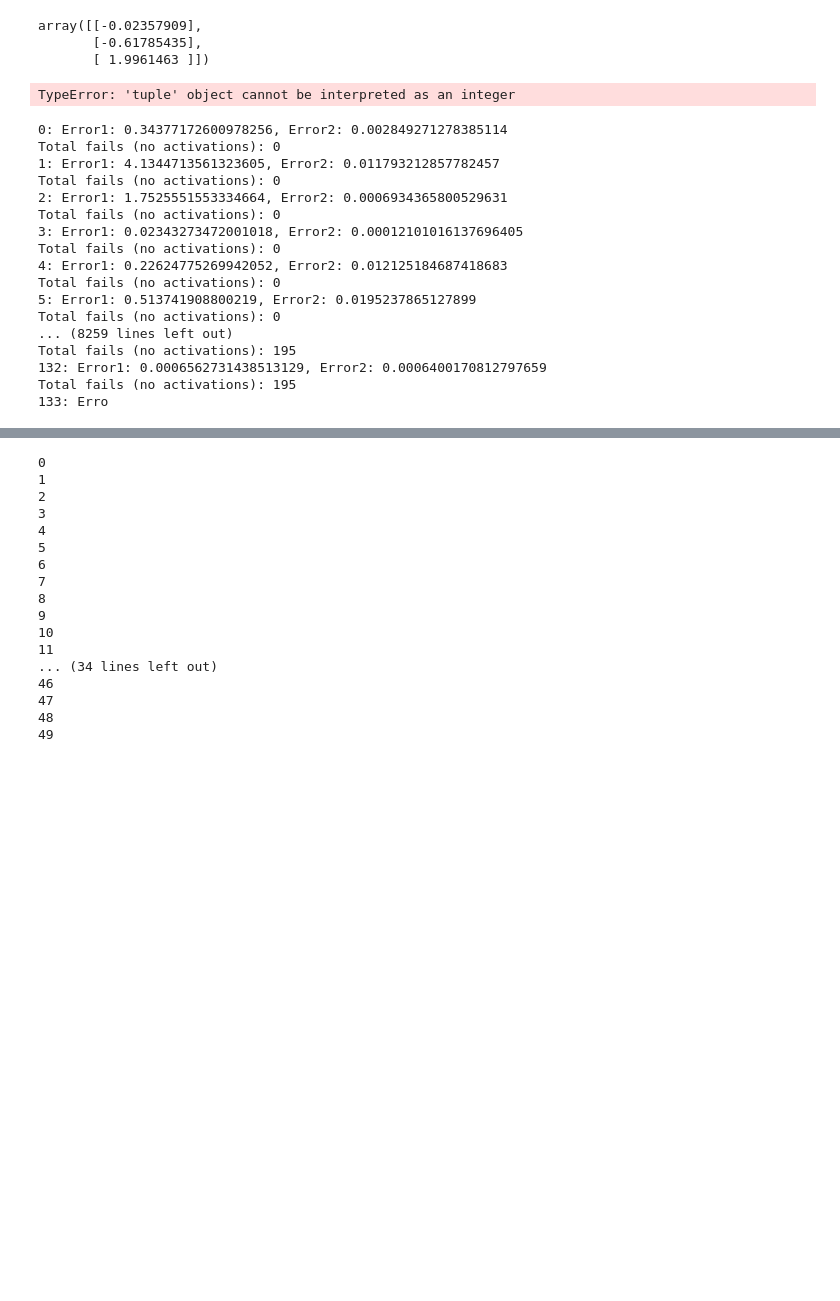
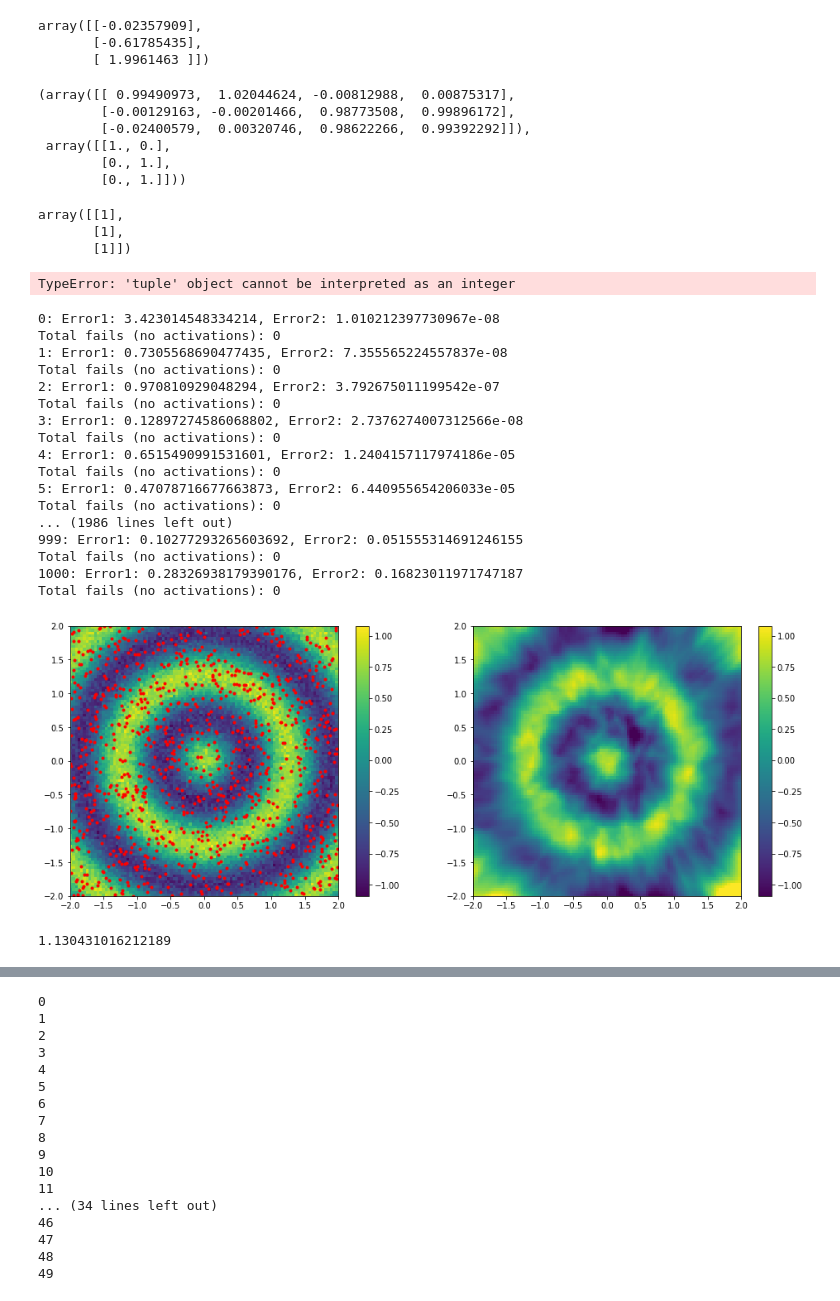
Before and after one commit to bready1/BNet, a Jupyter notebook: attempt3.ipynb, the cells around one changed output, grey strips where cells are left out. Saved outputs shown, nothing was run; the diff lists cells and outputs as text; code cells hidden in the pictures; blank space fills up the shorter version.

```diff
--- a/attempt3.ipynb
+++ b/attempt3.ipynb
@@ -677,3 +757,19 @@ def test_fun_2d(x):
+# %%
+xx,yy=test_fun_classification(3)
+xx,yy
+# %% [output]
+(array([[ 0.99490973,  1.02044624, -0.00812988,  0.00875317],
+        [-0.00129163, -0.00201466,  0.98773508,  0.99896172],
+        [-0.02400579,  0.00320746,  0.98622266,  0.99392292]]),
+ array([[1., 0.],
+        [0., 1.],
+        [0., 1.]]))
+# %%
+np.random.randint(2,size=(3,1))
+# %% [output]
+array([[1],
+       [1],
+       [1]])
 # %%
 aa=np.random.randn(3,4)
 np.eye(aa.shape)
@@ -686,11 +782,12 @@ n_data=1001
 hidden_layers=[16,16,16,16]
 hidden_layers=[128,128,128]
 hidden_layers=[32,256,256,32]
-hidden_layers=[32,128,128,32]
+hidden_layers=[128,256,256,128]
+
 
 n1=int(np.sqrt(n_data))
-# x1,x2=np.meshgrid(np.linspace(-2,2,n1),np.linspace(-2,2,n1))
-# x=np.hstack([x1.reshape((n1*n1,1)),x2.reshape(n1*n1,1)])
+x1,x2=np.meshgrid(np.linspace(-2,2,n1),np.linspace(-2,2,n1))
+x=np.hstack([x1.reshape((n1*n1,1)),x2.reshape(n1*n1,1)])
 x=np.random.rand(n_data,2)*4-2
 # y= 0.8*np.sin(x[:,0]*3.4)+0.8*np.sin(x[:,1]*3)#+np.random.randn(x.shape[0],1)*0.1
 # y=y.reshape((y.shape[0],1))
@@ -699,26 +796,51 @@ x_test=np.linspace(-2,2,1000).reshape(1000,1)
 # plt.plot(x,y,'.')
 for ii in range(1):
     net=BNet7(hidden_layer_sizes=hidden_layers,input_dim=2,output_dim=1,lambda_initaliser=lambda_initaliser,initialiser_function=initialiser_function)
-    net.train(x,y,print_error=True,passes=5,total_info=1,failed_attempts=10)
+    net.train(x,y,print_error=True,passes=1,total_info=1,failed_attempts=10)
 #     plt.plot(x_test,net.forward(x_test)[0])
 # %% [output]
-0: Error1: 0.34377172600978256, Error2: 0.002849271278385114
+0: Error1: 3.423014548334214, Error2: 1.010212397730967e-08
 Total fails (no activations): 0
-1: Error1: 4.1344713561323605, Error2: 0.011793212857782457
+1: Error1: 0.7305568690477435, Error2: 7.355565224557837e-08
 Total fails (no activations): 0
-2: Error1: 1.7525551553334664, Error2: 0.0006934365800529631
+2: Error1: 0.970810929048294, Error2: 3.792675011199542e-07
 Total fails (no activations): 0
-3: Error1: 0.02343273472001018, Error2: 0.00012101016137696405
+3: Error1: 0.12897274586068802, Error2: 2.7376274007312566e-08
 Total fails (no activations): 0
-4: Error1: 0.22624775269942052, Error2: 0.012125184687418683
+4: Error1: 0.6515490991531601, Error2: 1.2404157117974186e-05
 Total fails (no activations): 0
-5: Error1: 0.513741908800219, Error2: 0.0195237865127899
+5: Error1: 0.47078716677663873, Error2: 6.440955654206033e-05
 Total fails (no activations): 0
-... (8259 lines left out)
-Total fails (no activations): 195
-132: Error1: 0.0006562731438513129, Error2: 0.0006400170812797659
-Total fails (no activations): 195
-133: Erro
+... (1986 lines left out)
+999: Error1: 0.10277293265603692, Error2: 0.051555314691246155
+Total fails (no activations): 0
+1000: Error1: 0.28326938179390176, Error2: 0.16823011971747187
+Total fails (no activations): 0
+# %%
+n1=100
+x_test1,x_test2=np.meshgrid(np.linspace(-2,2,n1),np.linspace(-2,2,n1))
+x_test_2d=np.hstack([x_test1.reshape((n1*n1,1)),x_test2.reshape(n1*n1,1)])
+y_test_net_2d=net.forward(x_test_2d)[0].reshape((n1,n1))
+# y_test_2d= 0.8*np.sin(x_test_2d[:,0]*3.4)+0.8*np.sin(x_test_2d[:,1]*3)#+np.random.randn(x.shape[0],1)*0.1
+y_test_2d=test_fun_2d(x_test_2d)
+y_test_2d=y_test_2d.reshape((n1,n1))
+plt.figure(figsize=(16,6))
+plt.subplot(1,2,1)
+plt.pcolor(x_test1,x_test2,y_test_2d);
+cb1=plt.colorbar()
+plt.plot(x[:,0],x[:,1],'r.')
+plt.subplot(1,2,2)
+plt.pcolor(x_test1,x_test2,y_test_net_2d);
+cb2=plt.colorbar()
+plt.clim((cb1.vmin,cb1.vmax))
+# cb2.set_clim((cb1.vmin,cb1.vmax))
+# plt.plot(x[:,0],x[:,1],'r.')
+# %% [output]
+[figure, added]
+# %%
+cb1.
+# %% [output]
+1.130431016212189
 # %%
 n1=100
 x_test1,x_test2=np.meshgrid(np.linspace(-2,2,n1),np.linspace(-2,2,n1))
```
Also changed, not shown: parts of 31 cells of this notebook.
